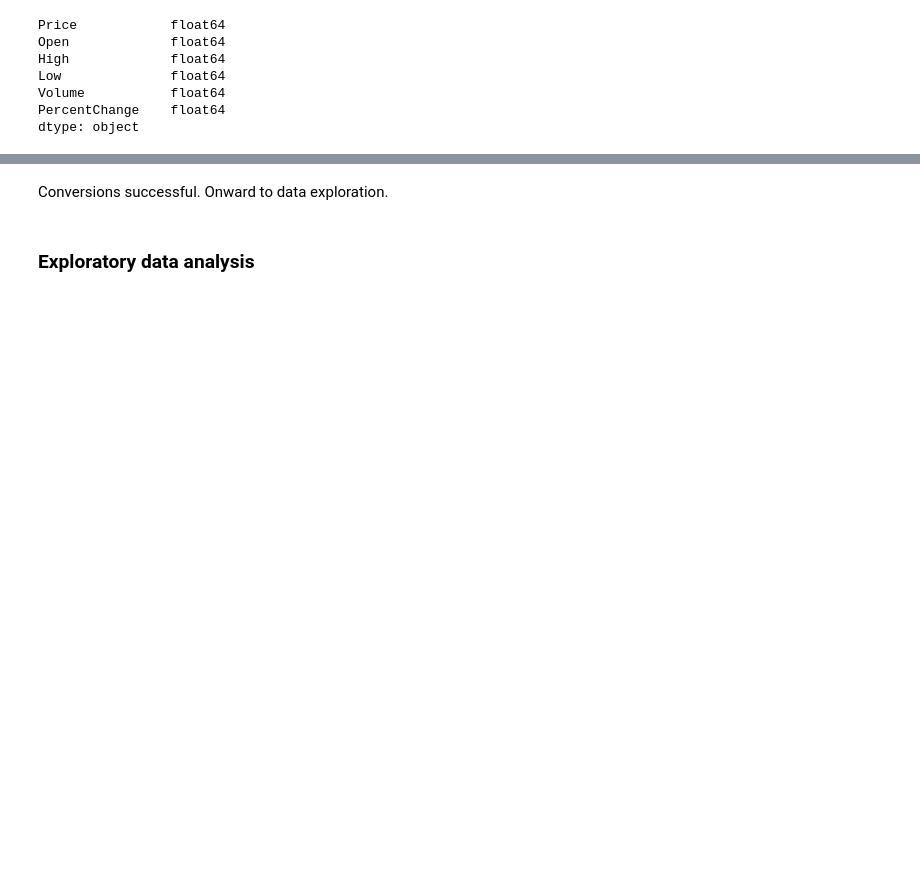
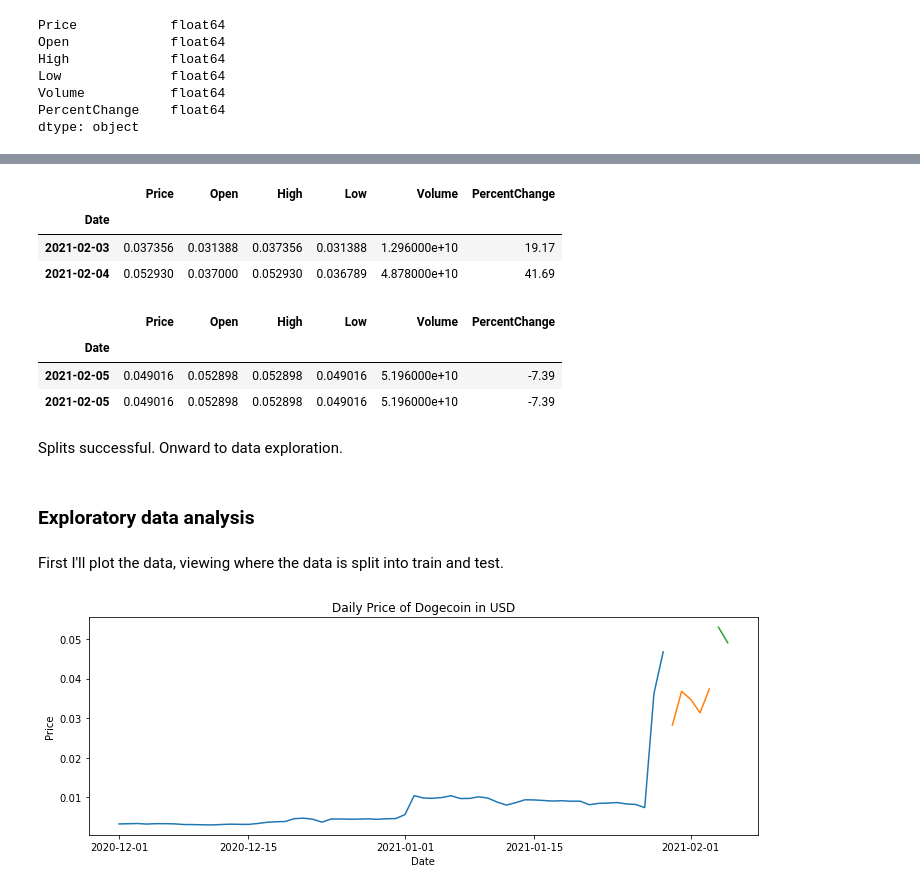
Before and after one commit to KwameTaylor/bitcoin-dogecoin, a Jupyter notebook: dogecoin.ipynb, the cells around one changed output, grey strips where cells are left out. Cells and saved outputs as stored; diff of their text form; code cells hidden in the pictures; blank space fills up the shorter version.

```diff
--- a/dogecoin.ipynb
+++ b/dogecoin.ipynb
@@ -135,0 +190,4 @@ df.head()
+# %%
+# get size of train
+train_size = int(len(df) * .90)
+train_size
@@ -135,0 +196,4 @@ df.head()
+# %%
+# get size of validate
+validate_size = int(len(df) * .08)
+validate_size
@@ -135,0 +208,4 @@ df.head()
+# %%
+# get end index of validate
+validate_end_index = train_size + validate_size
+validate_end_index
@@ -135,0 +214,5 @@ df.head()
+# %%
+# use the above values to split the df
+train = df[: train_size]
+validate = df[train_size:validate_end_index]
+test = df[validate_end_index:]
@@ -136,4 +244,33 @@ df.head()
+# %%
+pd.concat([validate.tail(1), test.head(1)])
+# %% [output]
+|  | Price | Open | High | Low | Volume | PercentChange |
+| Date |  |  |  |  |  |  |
+| 2021-02-03 | 0.037356 | 0.031388 | 0.037356 | 0.031388 | 1.296000e+10 | 19.17 |
+| 2021-02-04 | 0.052930 | 0.037000 | 0.052930 | 0.036789 | 4.878000e+10 | 41.69 |
+# %%
+# Is the last row of test the same as the last row of our original dataframe?
+
+pd.concat([test.tail(1), df.tail(1)])
+# %% [output]
+|  | Price | Open | High | Low | Volume | PercentChange |
+| Date |  |  |  |  |  |  |
+| 2021-02-05 | 0.049016 | 0.052898 | 0.052898 | 0.049016 | 5.196000e+10 | -7.39 |
+| 2021-02-05 | 0.049016 | 0.052898 | 0.052898 | 0.049016 | 5.196000e+10 | -7.39 |
 # %% [markdown]
-Conversions successful. Onward to data exploration.
+Splits successful. Onward to data exploration.
 # %% [markdown]
 ### Exploratory data analysis
+# %% [markdown]
+First I'll plot the data, viewing where the data is split into train and test.
+# %%
+plt.figure(figsize=(12,4))
+plt.plot(train['Price'])
+plt.plot(validate['Price'])
+plt.plot(test['Price'])
+plt.ylabel('Price')
+plt.xlabel('Date')
+plt.title('Daily Price of Dogecoin in USD')
+plt.show()
+# %% [output]
+[figure, added]
```
Also changed, not shown: parts of 26 cells of this notebook.
